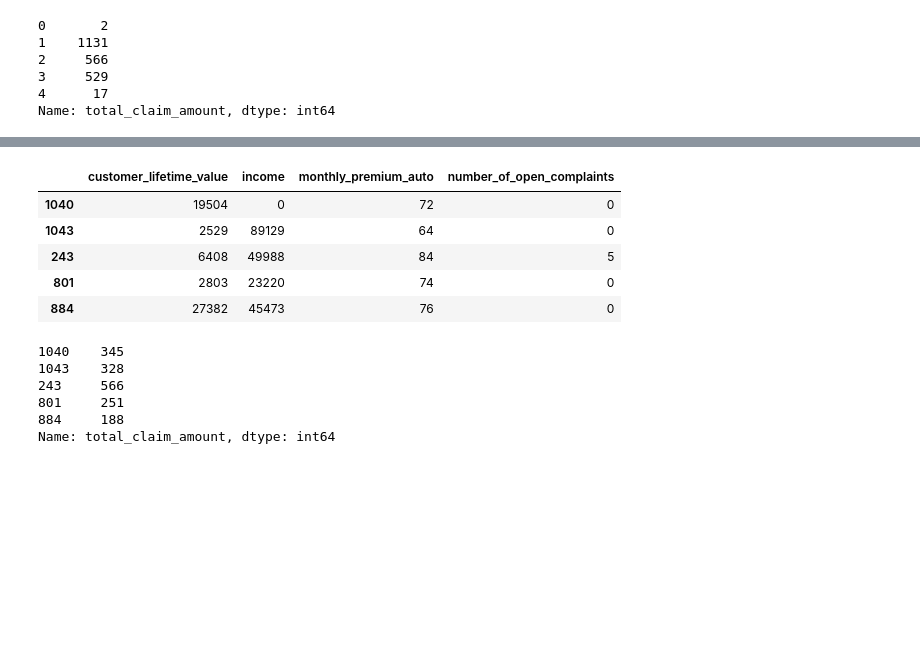
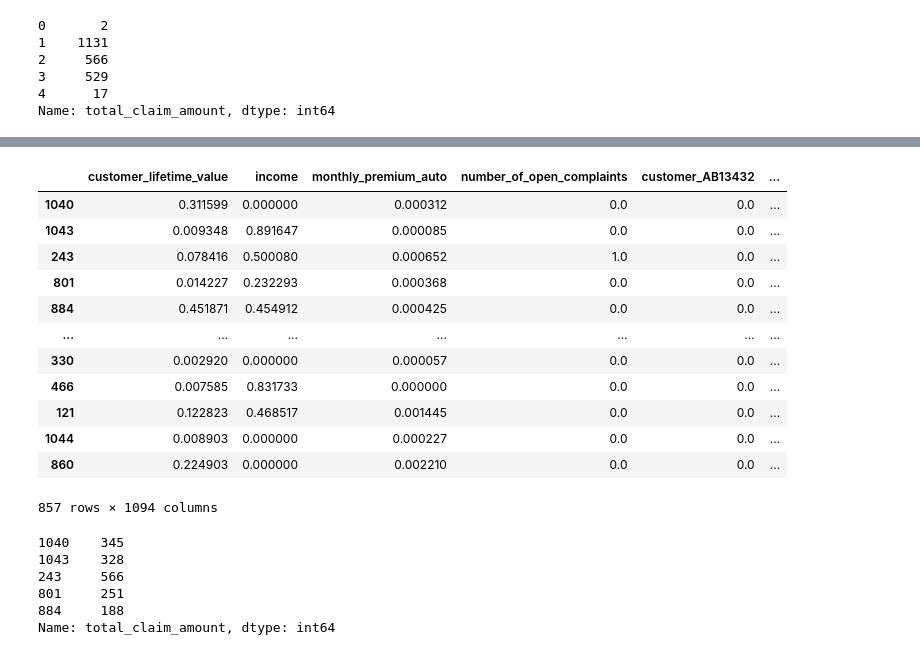
Before and after one commit to Jessica-DA23/lab-dw-data-cleaning-and-formatting, a Jupyter notebook: lab-dw-data-cleaning-and-formatting.ipynb, the cells around one changed output, grey strips where cells are left out. Saved outputs shown, nothing was run; the diff lists cells and outputs as text; code cells hidden in the pictures; blank space fills up the shorter version.

```diff
--- a/lab-dw-data-cleaning-and-formatting.ipynb
+++ b/lab-dw-data-cleaning-and-formatting.ipynb
@@ -760,4 +782,3 @@ Scaling (numerical).
 # %%
-X = numerical.drop(['total_claim_amount'], axis=1)
-y= numerical['total_claim_amount']
-X
+X_numerical = X.select_dtypes(np.number)
+X_categorical = X.select_dtypes(object)
@@ -779,11 +802,12 @@ X
 from sklearn.preprocessing import MinMaxScaler
 from sklearn.preprocessing import StandardScaler
 # %%
-transformer = MinMaxScaler().fit(X)
-x_normalized = transformer.transform(X)
+#now we need do scale X_numerical (we can use MinMaxScaler or StandardScaler)
+transformer = MinMaxScaler().fit(X_numerical)
+x_normalized = transformer.transform(X_numerical)
 print(x_normalized.shape)
-x_normalized
-pd.DataFrame(x_normalized, columns=X.columns)
+X_numerical_scale = pd.DataFrame(x_normalized, columns=X_numerical.columns)
+X_numerical_scale.head()
 # %% [output]
 (1072, 4)
 |  | customer_lifetime_value | income | monthly_premium_auto | number_of_open_complaints |
@@ -849,7 +845,7 @@ categorical.head()
 # %%
-encoder = OneHotEncoder(drop='first').fit(categorical)
-cols = encoder.get_feature_names_out(input_features=categorical.columns)
+encoder = OneHotEncoder(drop='first').fit(X_categorical)
+cols = encoder.get_feature_names_out(input_features=X_categorical.columns)
 
-X_cat_encoder = pd.DataFrame(encoder.transform(categorical).toarray(),columns=cols)
-X_cat_encoder.head()
+X_categorical_encode = pd.DataFrame(encoder.transform(X_categorical).toarray(),columns=cols)
+X_categorical_encode.head()
 # %% [output]
@@ -878,0 +864,4 @@ data_encoded.head()
+# %%
+#we concatonate the values into a single dataset with all features
+X=pd.concat([X_numerical_scale, X_categorical_encode], axis=1)
+X.describe()
@@ -903,14 +903,21 @@ print(y_test.shape)
 # %%
 #Apply linear regression.
 from sklearn import linear_model
-X_train.head()
+X_train
 # %% [output]
-|  | customer_lifetime_value | income | monthly_premium_auto | number_of_open_complaints |
-| 1040 | 19504 | 0 | 72 | 0 |
-| 1043 | 2529 | 89129 | 64 | 0 |
-| 243 | 6408 | 49988 | 84 | 5 |
-| 801 | 2803 | 23220 | 74 | 0 |
-| 884 | 27382 | 45473 | 76 | 0 |
+|  | customer_lifetime_value | income | monthly_premium_auto | number_of_open_complaints | customer_AB13432 | ... |
+| 1040 | 0.311599 | 0.000000 | 0.000312 | 0.0 | 0.0 | ... |
+| 1043 | 0.009348 | 0.891647 | 0.000085 | 0.0 | 0.0 | ... |
+| 243 | 0.078416 | 0.500080 | 0.000652 | 1.0 | 0.0 | ... |
+| 801 | 0.014227 | 0.232293 | 0.000368 | 0.0 | 0.0 | ... |
+| 884 | 0.451871 | 0.454912 | 0.000425 | 0.0 | 0.0 | ... |
+| ... | ... | ... | ... | ... | ... | ... |
+| 330 | 0.002920 | 0.000000 | 0.000057 | 0.0 | 0.0 | ... |
+| 466 | 0.007585 | 0.831733 | 0.000000 | 0.0 | 0.0 | ... |
+| 121 | 0.122823 | 0.468517 | 0.001445 | 0.0 | 0.0 | ... |
+| 1044 | 0.008903 | 0.000000 | 0.000227 | 0.0 | 0.0 | ... |
+| 860 | 0.224903 | 0.000000 | 0.002210 | 0.0 | 0.0 | ... |
+857 rows × 1094 columns
 # %%
 y_train.head()
 # %% [output]
```
Also changed, not shown: parts of 38 cells of this notebook, 2 other files.
